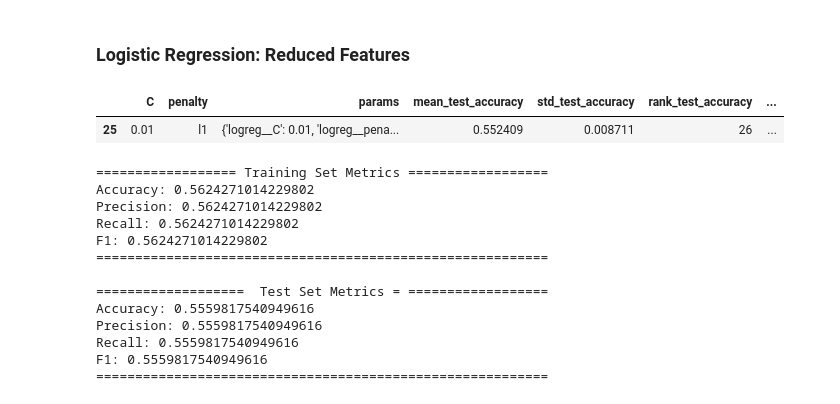
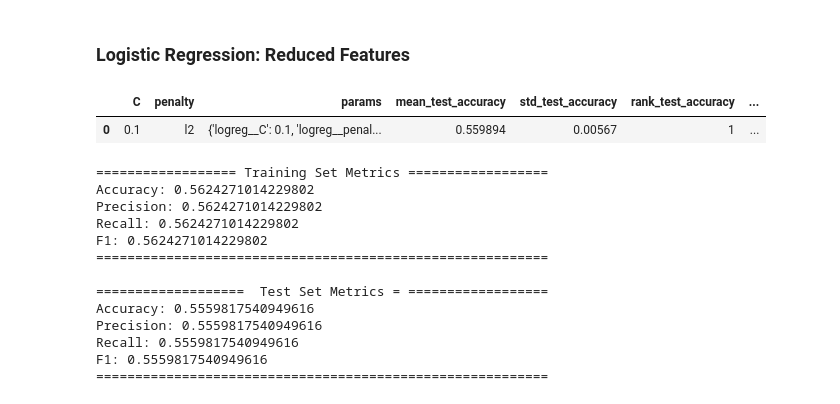
Before and after one commit to BradenAnderson/Accident_Severity_Prediction, a Jupyter notebook: HienEDIT_AndersonLamWeeda_MiniLab_Draft.ipynb, the cells around one changed output. Drawn from its saved outputs; the diff is of its cells as text; code cells hidden in the pictures.

```diff
--- a/HienEDIT_AndersonLamWeeda_MiniLab_Draft.ipynb
+++ b/HienEDIT_AndersonLamWeeda_MiniLab_Draft.ipynb
@@ -18,7 +18,6 @@ from sklearn.metrics import accuracy_score, recall_score, precision_score, f1_sc
 from sklearn.model_selection import GridSearchCV, train_test_split
 from sklearn.feature_selection import SelectKBest, mutual_info_classif
 from sklearn.ensemble import RandomForestClassifier
-pd.set_option('max_colwidth',400)
 # %%
 df = pd.read_csv("./Collision_Dataset_Imputed_06042022.csv")
 # %% [markdown]
@@ -698,11 +701,11 @@ plot_confusion_matrix_by_target_class(dataframe=lr_full_test_df,
 # %%
 LOGREG_GRIDSEARCH_PATH="./models/gs_logistic_regression_06042022.csv"
 
-lr_gs_df = pd.read_csv(LOGREG_GRIDSEARCH_PATH).sort_values(by="mean_test_accuracy")
+lr_gs_df = pd.read_csv(LOGREG_GRIDSEARCH_PATH).sort_values(by="mean_test_accuracy", ascending=False)
 lr_gs_df.head(1)
 # %% [output]
 |  | C | penalty | params | mean_test_accuracy | std_test_accuracy | rank_test_accuracy | ... |
-| 25 | 0.01 | l1 | {'logreg__C': 0.01, 'logreg__pena... | 0.552409 | 0.008711 | 26 | ... |
+| 0 | 0.1 | l2 | {'logreg__C': 0.1, 'logreg__penal... | 0.559894 | 0.00567 | 1 | ... |
 # %%
 logreg_pipe = create_logisic_regression_pipeline(nominal_categorical_features=nominal_categorical_short,
                                                  numeric_features=numeric,
```
Also changed, not shown: parts of 6 cells of this notebook, 5 other files.
